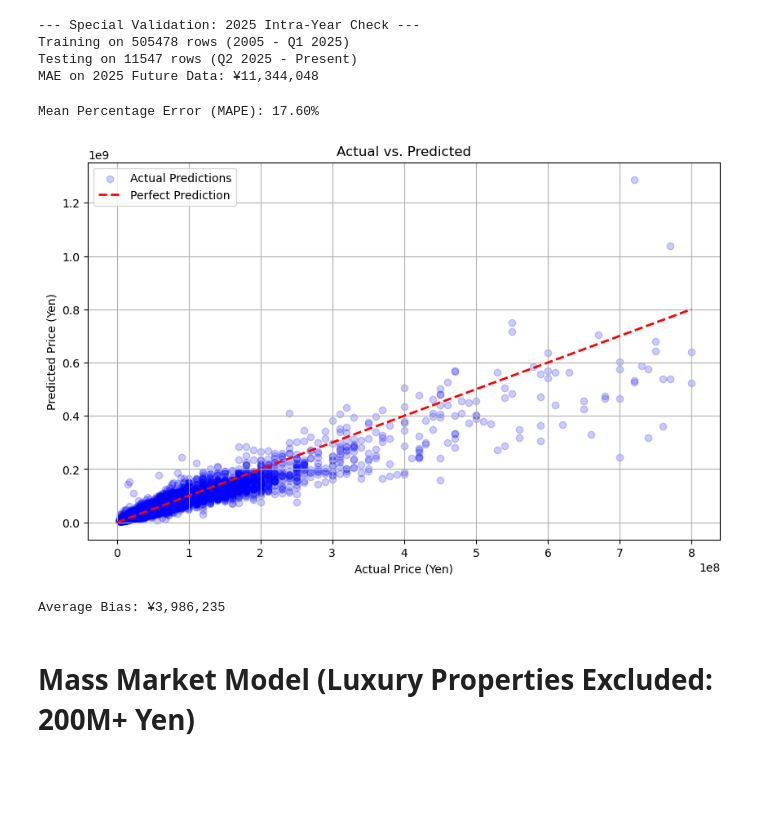
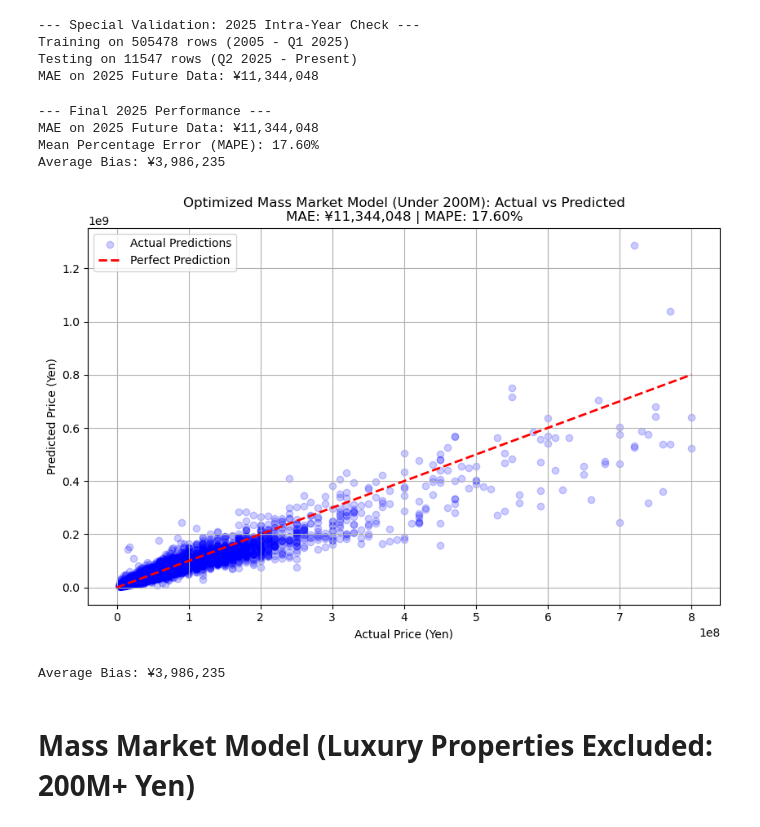
Before and after one commit to pablosumi/tokyo-real-estate-smart-advisor, a Jupyter notebook: notebooks/modeling_xgb.ipynb, the cells around one changed output. Drawn from its saved outputs; the diff is of its cells as text; code cells hidden in the pictures; blank space fills up the shorter version.

```diff
--- a/notebooks/modeling_xgb.ipynb
+++ b/notebooks/modeling_xgb.ipynb
@@ -181,37 +181,44 @@ actual_yen = np.exp(y_test_25)
 # Formula: Average of |(Actual - Predicted) / Actual|
 mape = np.mean(np.abs((actual_yen - preds_yen) / actual_yen)) * 100
 
-print(f"Mean Percentage Error (MAPE): {mape:.2f}%")
+# 1. Calculate Residuals (Actual - Predicted)
+residuals = actual_yen - preds_yen
-# %% [output]
-Mean Percentage Error (MAPE): 17.60%
+# %%
+print("\n--- Final 2025 Performance ---")
+print(f"MAE on 2025 Future Data: ¥{mae_2025:,.0f}")
+print(f"Mean Percentage Error (MAPE): {mape:.2f}%")
+print(f"Average Bias: ¥{np.mean(residuals):,.0f}")
+# %% [output]
+--- Final 2025 Performance ---
+MAE on 2025 Future Data: ¥11,344,048
+Mean Percentage Error (MAPE): 17.60%
+Average Bias: ¥3,986,235
 # %%
-# 1. Calculate Residuals (Actual - Predicted)
-residuals = actual_yen - preds_yen
 
-# 2. Plot Actual vs. Predicted
+
 plt.figure(figsize=(10, 6))
 
 # Scatter plot of the data
 plt.scatter(actual_yen, preds_yen, alpha=0.2, color='blue', label='Actual Predictions')
 
 # The "Perfect Prediction" Line
 # Added label='Perfect Prediction' here so it shows up in the legend
 plt.plot([0, 800000000], [0, 800000000], 'r--', lw=2, label='Perfect Prediction')
 
 plt.xlabel('Actual Price (Yen)')
 plt.ylabel('Predicted Price (Yen)')
-plt.title('Actual vs. Predicted')
+plt.title(f'Optimized Mass Market Model (Under 200M): Actual vs Predicted\nMAE: ¥{mae_2025:,.0f} | MAPE: {mape:.2f}%')
 plt.grid(True)
 
 # This command actually draws the box with the labels
 plt.legend()
 
 plt.show()
 
 # 3. Check the "Bias"
 print(f"Average Bias: ¥{np.mean(residuals):,.0f}")
 # %% [output]
-[figure, old version]
+[figure, new version]
 Average Bias: ¥3,986,235
 # %% [markdown]
 # Mass Market Model (Luxury Properties Excluded: 200M+ Yen)
```
Also changed, not shown: parts of 12 cells of this notebook.
